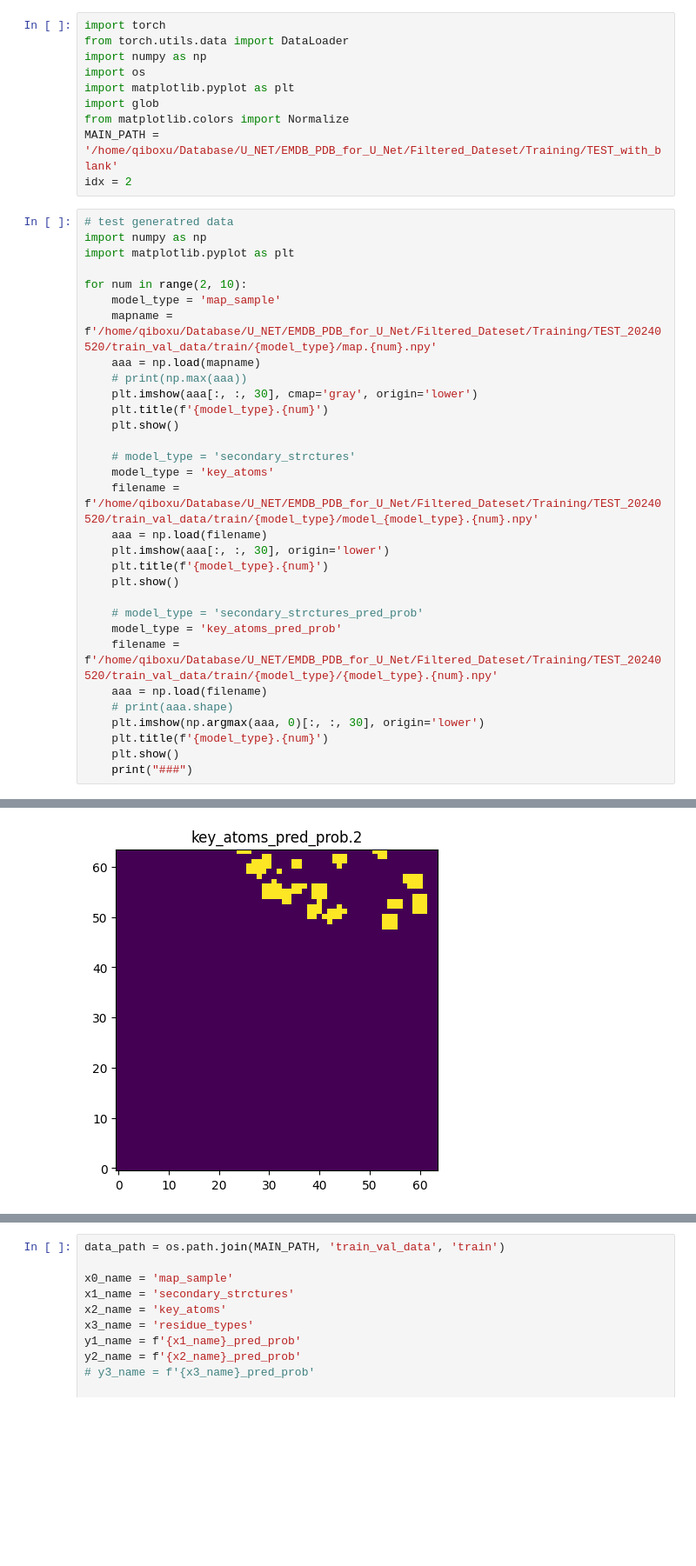
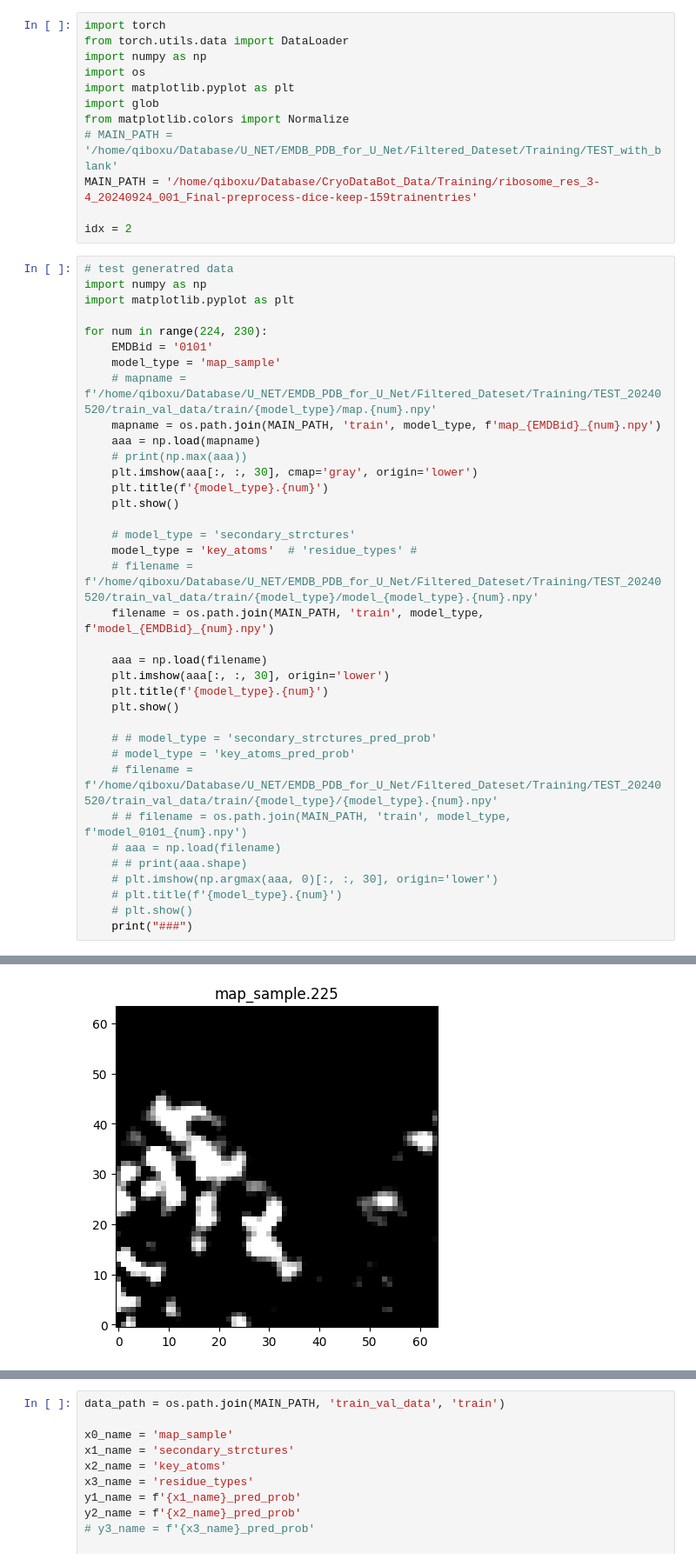
Before and after one commit to t00shadow/cryoID2, a Jupyter notebook: B_Unet_model_training/debug/test.ipynb, the cells around one changed output, grey strips where cells are left out. Shown at 87% size. Saved outputs shown, nothing was run; the diff lists cells and outputs as text; blank space fills up the shorter version.

```diff
--- a/B_Unet_model_training/debug/test.ipynb
+++ b/B_Unet_model_training/debug/test.ipynb
@@ -6,16 +6,20 @@ import os
 import matplotlib.pyplot as plt
 import glob
 from matplotlib.colors import Normalize
-MAIN_PATH = '/home/qiboxu/Database/U_NET/EMDB_PDB_for_U_Net/Filtered_Dateset/Training/TEST_with_blank'
+# MAIN_PATH = '/home/qiboxu/Database/U_NET/EMDB_PDB_for_U_Net/Filtered_Dateset/Training/TEST_with_blank'
+MAIN_PATH = '/home/qiboxu/Database/CryoDataBot_Data/Training/ribosome_res_3-4_20240924_001_Final-preprocess-dice-keep-159trainentries'
+
 idx = 2
 # %%
 # test generatred data
 import numpy as np
 import matplotlib.pyplot as plt
 
-for num in range(2, 10):
+for num in range(224, 230):
+    EMDBid = '0101'
     model_type = 'map_sample'
-    mapname = f'/home/qiboxu/Database/U_NET/EMDB_PDB_for_U_Net/Filtered_Dateset/Training/TEST_20240520/train_val_data/train/{model_type}/map.{num}.npy'
+    # mapname = f'/home/qiboxu/Database/U_NET/EMDB_PDB_for_U_Net/Filtered_Dateset/Training/TEST_20240520/train_val_data/train/{model_type}/map.{num}.npy'
+    mapname = os.path.join(MAIN_PATH, 'train', model_type, f'map_{EMDBid}_{num}.npy')
     aaa = np.load(mapname)
     # print(np.max(aaa))
     plt.imshow(aaa[:, :, 30], cmap='gray', origin='lower')
@@ -23,20 +27,23 @@ for num in range(2, 10):
     plt.show()
 
     # model_type = 'secondary_strctures'
-    model_type = 'key_atoms'
-    filename = f'/home/qiboxu/Database/U_NET/EMDB_PDB_for_U_Net/Filtered_Dateset/Training/TEST_20240520/train_val_data/train/{model_type}/model_{model_type}.{num}.npy'
+    model_type = 'key_atoms'  # 'residue_types' #
+    # filename = f'/home/qiboxu/Database/U_NET/EMDB_PDB_for_U_Net/Filtered_Dateset/Training/TEST_20240520/train_val_data/train/{model_type}/model_{model_type}.{num}.npy'
+    filename = os.path.join(MAIN_PATH, 'train', model_type, f'model_{EMDBid}_{num}.npy')
+
     aaa = np.load(filename)
     plt.imshow(aaa[:, :, 30], origin='lower')
     plt.title(f'{model_type}.{num}')
     plt.show()
 
-    # model_type = 'secondary_strctures_pred_prob'
-    model_type = 'key_atoms_pred_prob'
-    filename = f'/home/qiboxu/Database/U_NET/EMDB_PDB_for_U_Net/Filtered_Dateset/Training/TEST_20240520/train_val_data/train/{model_type}/{model_type}.{num}.npy'
-    aaa = np.load(filename)
-    # print(aaa.shape)
-    plt.imshow(np.argmax(aaa, 0)[:, :, 30], origin='lower')
-    plt.title(f'{model_type}.{num}')
-    plt.show()
+    # # model_type = 'secondary_strctures_pred_prob'
+    # model_type = 'key_atoms_pred_prob'
+    # filename = f'/home/qiboxu/Database/U_NET/EMDB_PDB_for_U_Net/Filtered_Dateset/Training/TEST_20240520/train_val_data/train/{model_type}/{model_type}.{num}.npy'
+    # # filename = os.path.join(MAIN_PATH, 'train', model_type, f'model_0101_{num}.npy')
+    # aaa = np.load(filename)
+    # # print(aaa.shape)
+    # plt.imshow(np.argmax(aaa, 0)[:, :, 30], origin='lower')
+    # plt.title(f'{model_type}.{num}')
+    # plt.show()
     print("###")
 # %% [output]
@@ -45 +53 @@ for num in range(2, 10):
-[figure, old version]
+[figure, new version]
```
Also changed, not shown: parts of 1 cell of this notebook, 1 other file.
